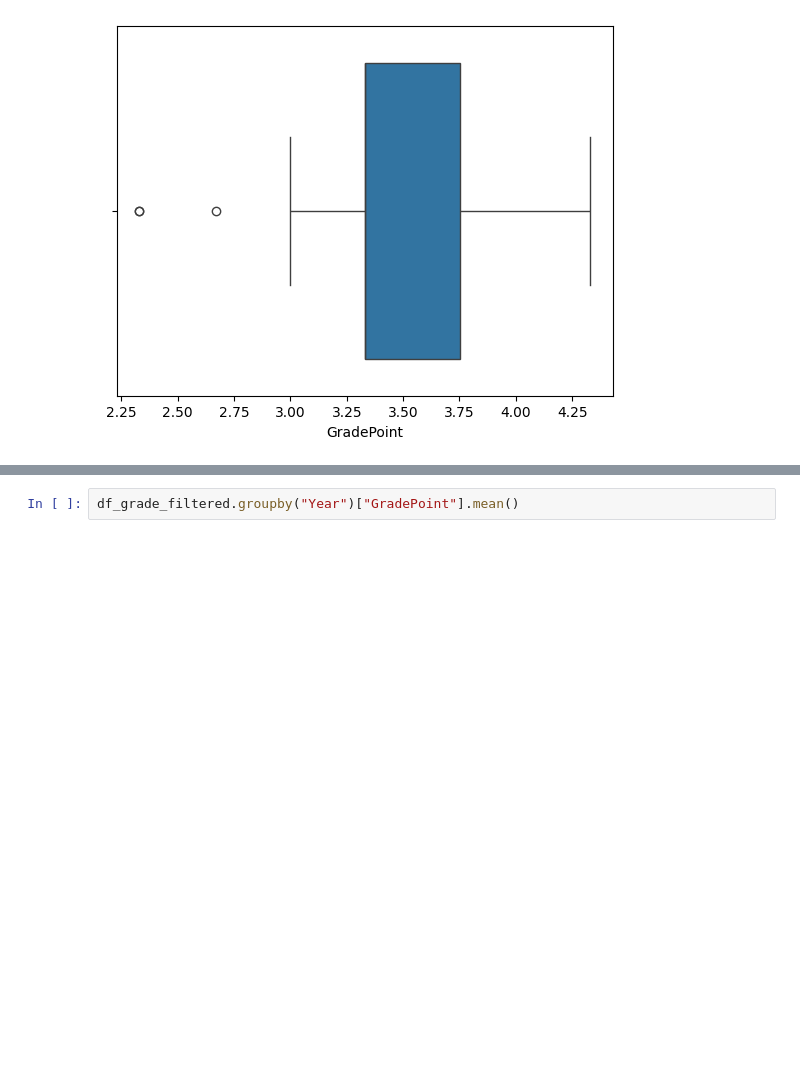
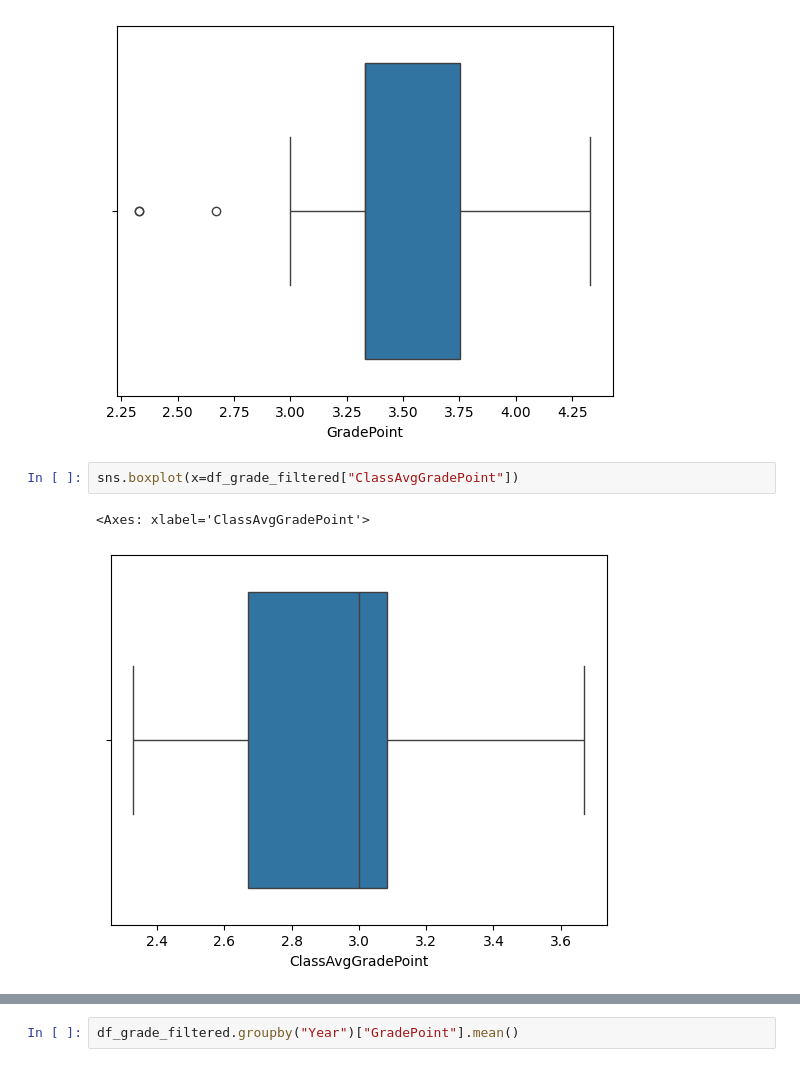
Before and after one commit to NickTurenne/Transcript-Analysis, a Jupyter notebook: notebooks/EDA.ipynb, the cells around one changed output, grey strips where cells are left out. Drawn from its saved outputs; the diff is of its cells as text; blank space fills up the shorter version.

Commit message:
Finished up EDA, will focus on analysis and visualization next

```diff
--- a/notebooks/EDA.ipynb
+++ b/notebooks/EDA.ipynb
@@ -148,3 +152,8 @@ sns.boxplot(x=df_grade_filtered["GradePoint"])
 # %% [output]
 <Axes: xlabel='GradePoint'>
 [figure]
+# %%
+sns.boxplot(x=df_grade_filtered["ClassAvgGradePoint"])
+# %% [output]
+<Axes: xlabel='ClassAvgGradePoint'>
+[figure, added]
```
Also changed, not shown: parts of 15 cells of this notebook, 2 other files.
